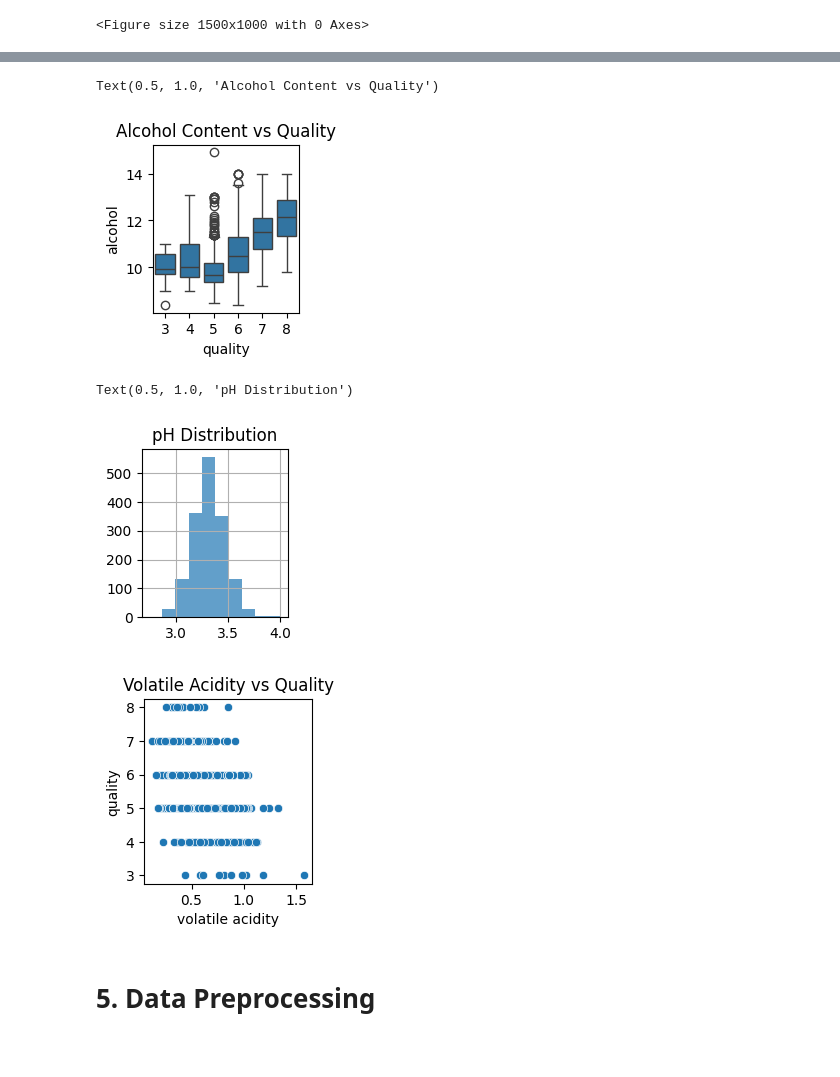
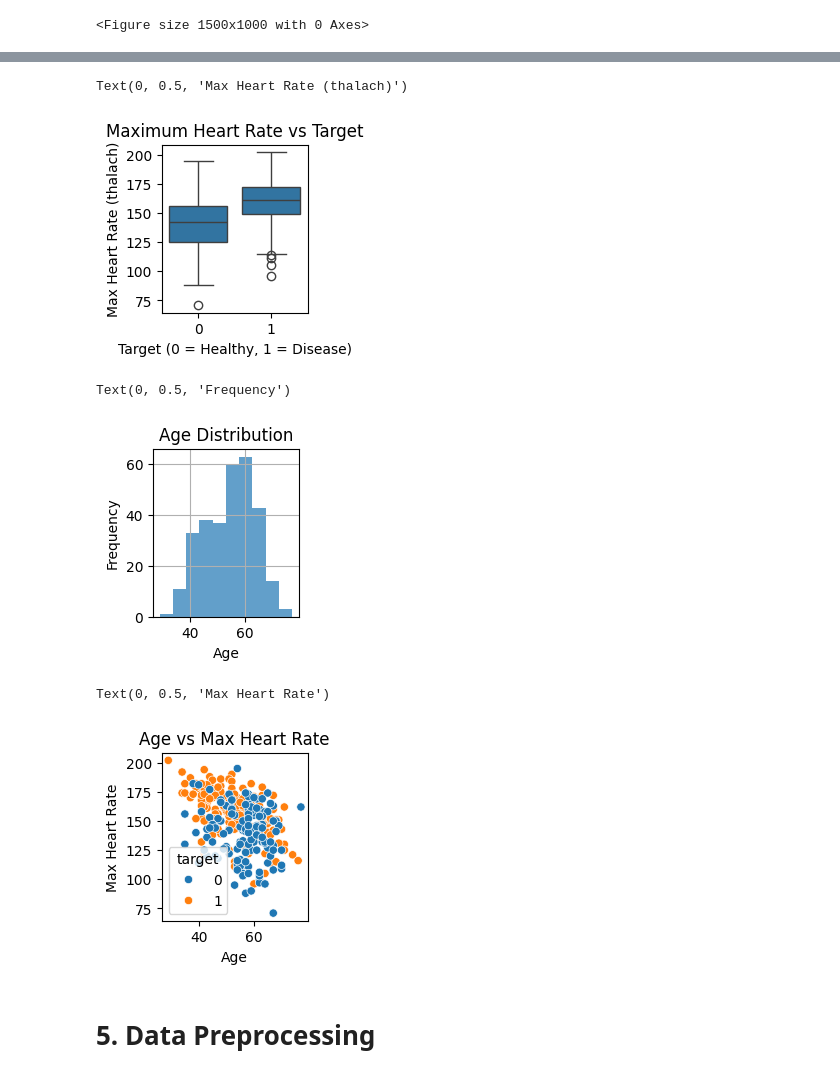
Before and after one commit to dapadeveloper/Eksperimen_SML_Naufal_daffa_abdu_al_hafidl, a Jupyter notebook: preprocessing/Eksperimen_MSML_Naufal_Daffa.ipynb, the cells around one changed output, grey strips where cells are left out. Cells and saved outputs as stored; diff of their text form; code cells hidden in the pictures; blank space fills up the shorter version.

```diff
--- a/preprocessing/Eksperimen_MSML_Naufal_Daffa.ipynb
+++ b/preprocessing/Eksperimen_MSML_Naufal_Daffa.ipynb
@@ -55,7 +58,7 @@ drive.mount('/content/drive')
 # %% [output]
 Mounted at /content/drive
 # %%
-path = '/content/drive/MyDrive/winequality-red.csv'
+path = '/content/drive/MyDrive/heart.csv'
 # %%
 # Membaca Dataset
 data = pd.read_csv(path)
@@ -179,29 +177,33 @@ Text(0.5, 1.0, 'Feature Correlation Heatmap')
 # %%
-# Alcohol vs Quality
+# Heart Rate vs Target
 plt.subplot(2, 3, 3)
-sns.boxplot(x='quality', y='alcohol', data=data)
-plt.title('Alcohol Content vs Quality')
+sns.boxplot(x='target', y='thalach', data=data)
+plt.title('Maximum Heart Rate vs Target')
+plt.xlabel('Target (0 = Healthy, 1 = Disease)')
+plt.ylabel('Max Heart Rate (thalach)')
 # %% [output]
-Text(0.5, 1.0, 'Alcohol Content vs Quality')
+Text(0, 0.5, 'Max Heart Rate (thalach)')
-[figure, old version]
+[figure, new version]
 # %%
-# pH distribution
+# Age distribution
 plt.subplot(2, 3, 4)
-data['pH'].hist(alpha=0.7)
-plt.title('pH Distribution')
+data['age'].hist(alpha=0.7)
+plt.title('Age Distribution')
+plt.xlabel('Age')
+plt.ylabel('Frequency')
 # %% [output]
-Text(0.5, 1.0, 'pH Distribution')
+Text(0, 0.5, 'Frequency')
-[figure, old version]
+[figure, new version]
 # %%
-# Volatile acidity vs Quality
+# Age vs Max Heart Rate
 plt.subplot(2, 3, 5)
-sns.scatterplot(x='volatile acidity', y='quality', data=data)
-plt.title('Volatile Acidity vs Quality')
-
-plt.tight_layout()
-plt.show()
+sns.scatterplot(x='age', y='thalach', hue='target', data=data)
+plt.title('Age vs Max Heart Rate')
+plt.xlabel('Age')
+plt.ylabel('Max Heart Rate')
 # %% [output]
+Text(0, 0.5, 'Max Heart Rate')
-[figure, old version]
+[figure, new version]
 # %% [markdown]
 # **5. Data Preprocessing**
 # %% [markdown]
```
Also changed, not shown: parts of 19 cells of this notebook, 8 other files.
